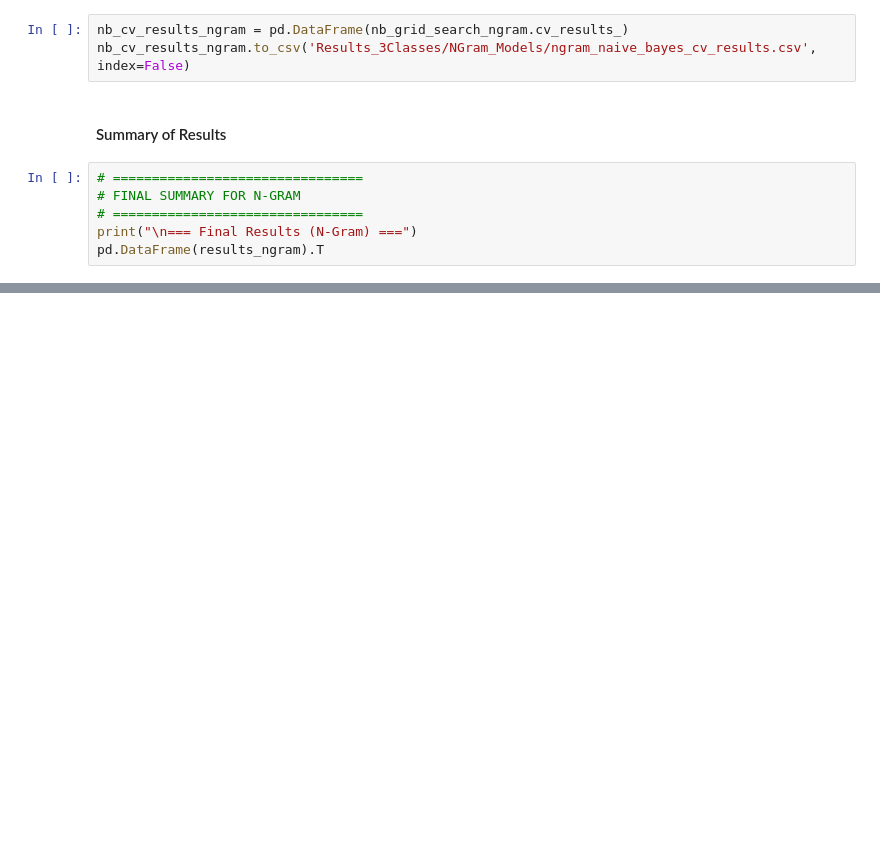
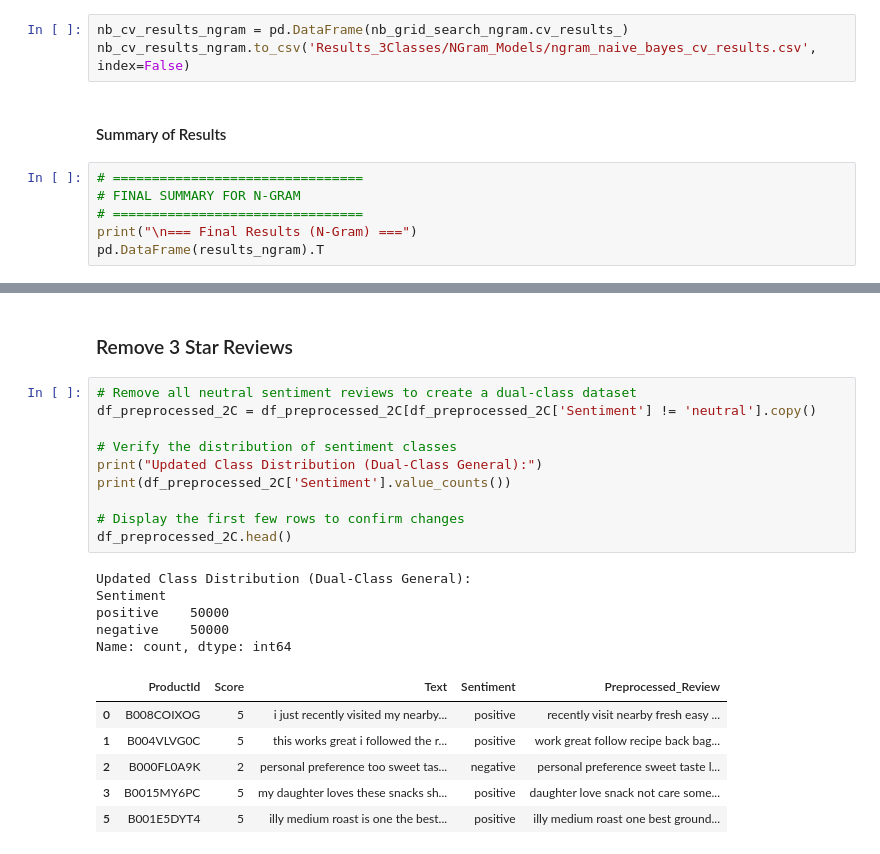
Before and after one commit to Faiz-Iqbal/Amazon_Review_Analysis, a Jupyter notebook: SentimentAnalysis.ipynb, the cells around one changed output, grey strips where cells are left out. Drawn from its saved outputs; the diff is of its cells as text; blank space fills up the shorter version.

```diff
--- a/SentimentAnalysis.ipynb
+++ b/SentimentAnalysis.ipynb
@@ -1428,0 +1550,24 @@ pd.DataFrame(results_ngram).T
+# %% [markdown]
+### Remove 3 Star Reviews
+# %%
+# Remove all neutral sentiment reviews to create a dual-class dataset
+df_preprocessed_2C = df_preprocessed_2C[df_preprocessed_2C['Sentiment'] != 'neutral'].copy()
+
+# Verify the distribution of sentiment classes
+print("Updated Class Distribution (Dual-Class General):")
+print(df_preprocessed_2C['Sentiment'].value_counts())
+
+# Display the first few rows to confirm changes
+df_preprocessed_2C.head()
+# %% [output]
+Updated Class Distribution (Dual-Class General):
+Sentiment
+positive    50000
+negative    50000
+Name: count, dtype: int64
+|  | ProductId | Score | Text | Sentiment | Preprocessed_Review |
+| 0 | B008COIXOG | 5 | i just recently visited my nearby... | positive | recently visit nearby fresh easy ... |
+| 1 | B004VLVG0C | 5 | this works great i followed the r... | positive | work great follow recipe back bag... |
+| 2 | B000FL0A9K | 2 | personal preference too sweet tas... | negative | personal preference sweet taste l... |
+| 3 | B0015MY6PC | 5 | my daughter loves these snacks sh... | positive | daughter love snack not care some... |
+| 5 | B001E5DYT4 | 5 | illy medium roast is one the best... | positive | illy medium roast one best ground... |
```
Also changed, not shown: parts of 118 cells of this notebook, 5 other files.
